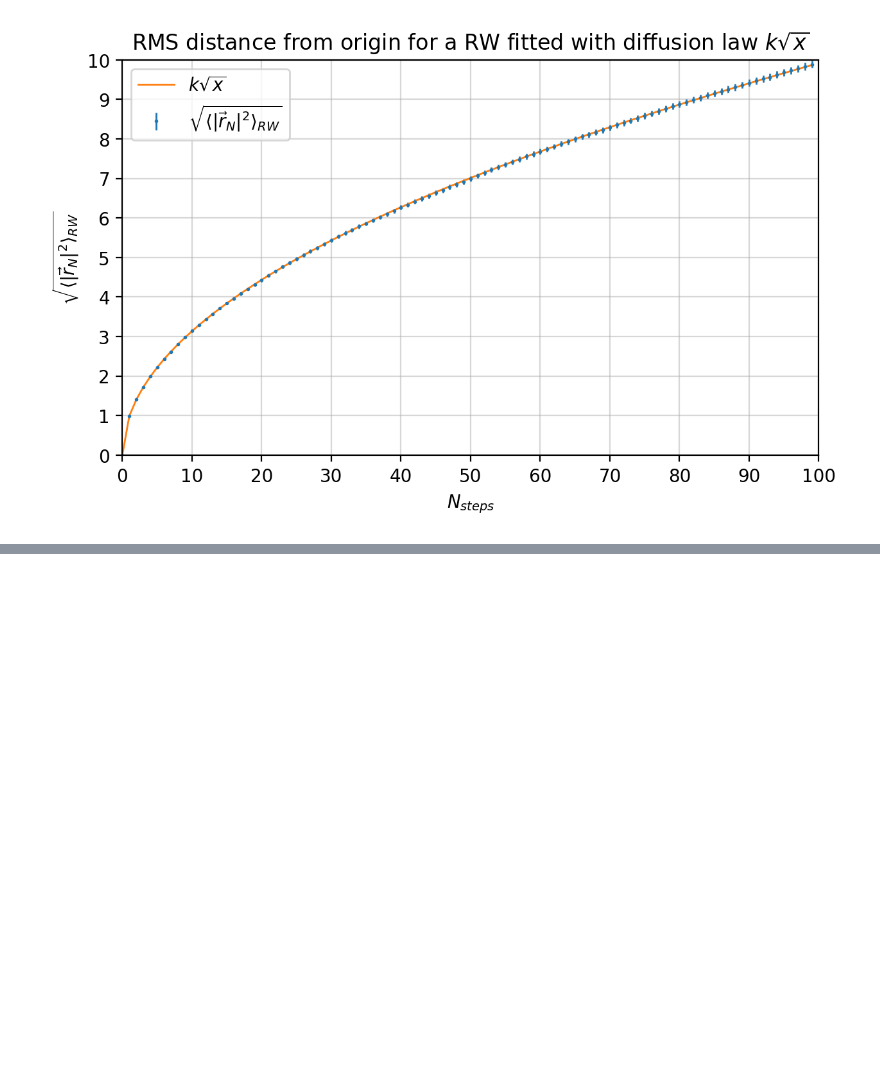
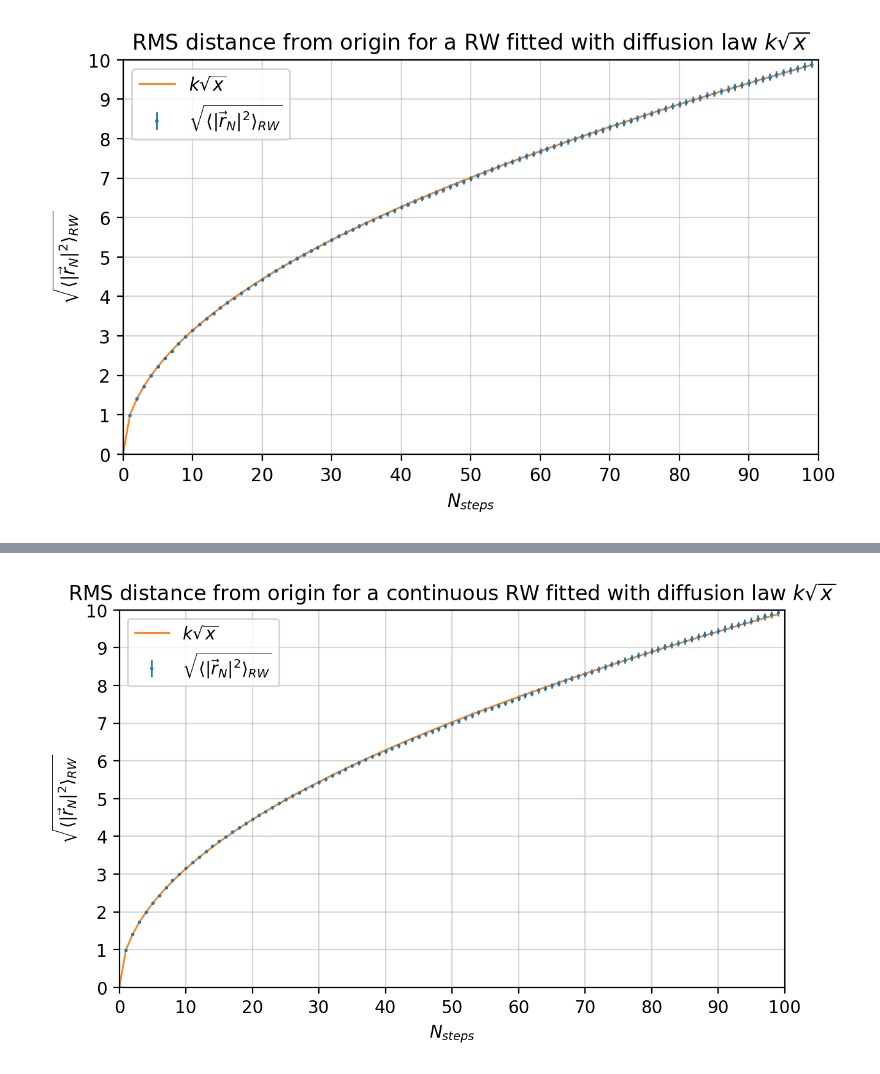
Before and after one commit to Giac97/Simulazione-Numerica, a Jupyter notebook: notebooks/Exercise 2/Exercise 2 - Analysis.ipynb, the cells around one changed output, grey strips where cells are left out. Cells and saved outputs as stored; diff of their text form; code cells hidden in the pictures; blank space fills up the shorter version.

```diff
--- a/notebooks/Exercise 2/Exercise 2 - Analysis.ipynb
+++ b/notebooks/Exercise 2/Exercise 2 - Analysis.ipynb
@@ -62,0 +127,3 @@ plt.savefig("susrw.png")
+# %%
+sqrt_dist, err = np.loadtxt("rw_continue_distance.dat", unpack = True)
+x = np.arange(0, 100)
@@ -62,0 +135,16 @@ plt.savefig("susrw.png")
+# %%
+plt.figure(figsize = (7, 4), dpi = 200)
+plt.errorbar(x, sqrt_dist, err, linewidth = 0, elinewidth = 1, marker = "o", markersize = 1, label = r"$\sqrt{\langle |\vec{r}_N|^2 \rangle_{RW}}$")
+plt.plot(x, diffusion(x, k), linewidth = 1, label = r"$k\sqrt{ x }$")
+plt.grid(alpha = .5)
+plt.xlim((0,100))
+plt.ylim((0, 10))
+plt.xlabel(r"$N_{steps}$")
+plt.ylabel(r"$\sqrt{\langle |\vec{r}_N|^2 \rangle_{RW}}$")
+plt.title("RMS distance from origin for a continuous RW fitted with diffusion law $k\sqrt{x}$")
+plt.xticks(np.arange(0,110, 10))
+plt.yticks(np.arange(0,11))
+plt.legend()
+plt.savefig("susrw.png")
+# %% [output]
+[figure, added]
```
Also changed, not shown: parts of 18 cells of this notebook, 5 other files.
